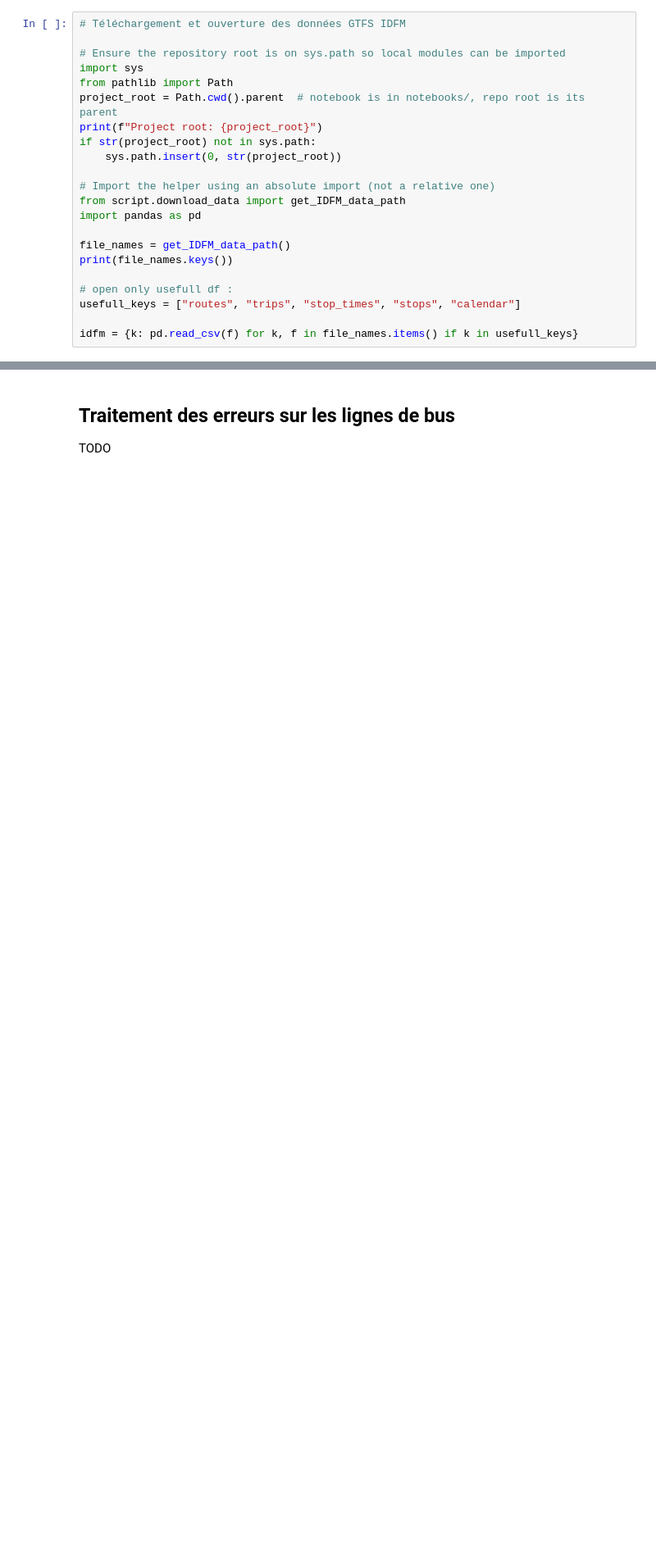
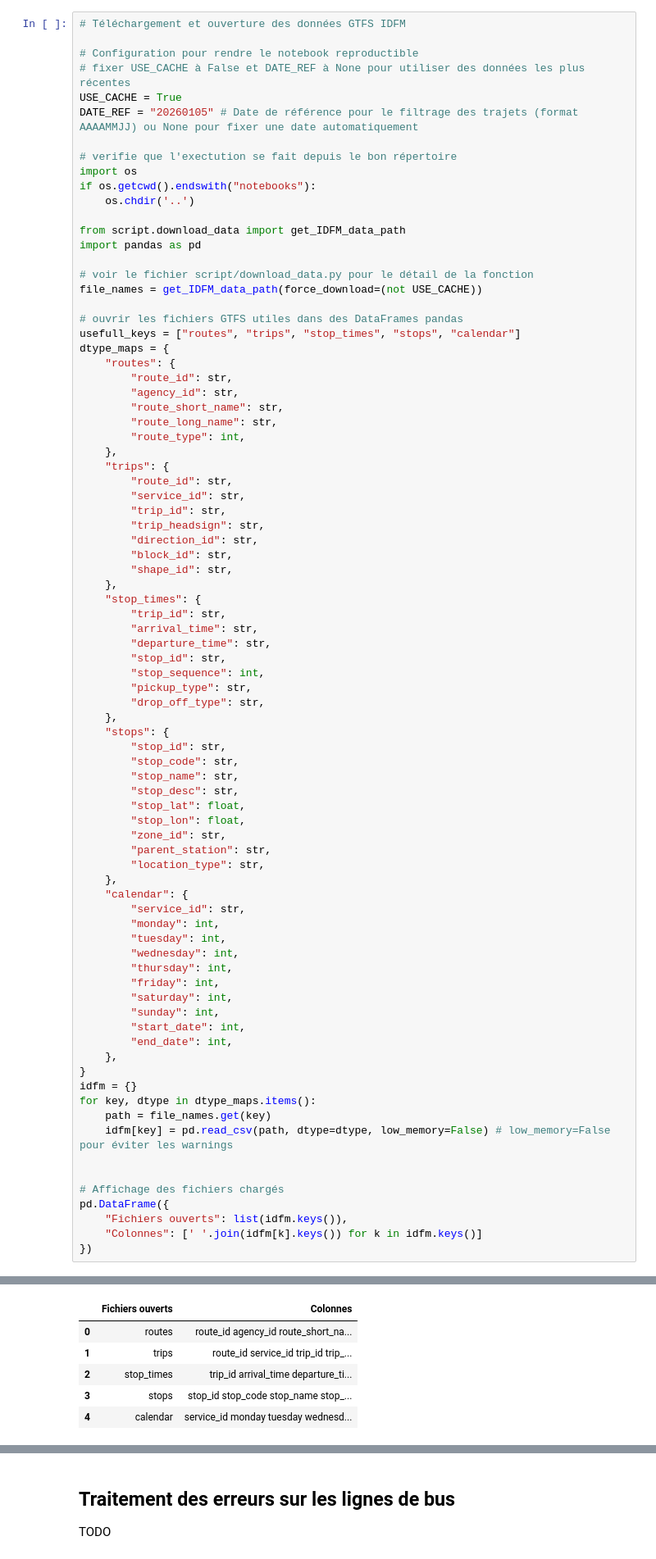
Before and after one commit to gaybrice/projet-python-ds, a Jupyter notebook: notebooks/idfm.ipynb, the cells around one changed output, grey strips where cells are left out. Shown at 82% size. Saved outputs shown, nothing was run; the diff lists cells and outputs as text; blank space fills up the shorter version.

```diff
--- a/notebooks/idfm.ipynb
+++ b/notebooks/idfm.ipynb
@@ -26,23 +30,83 @@ On recupère un zip et on ouvre avec pandas les tables pertinentes :
 # %%
 # Téléchargement et ouverture des données GTFS IDFM
 
-# Ensure the repository root is on sys.path so local modules can be imported
-import sys
-from pathlib import Path
-project_root = Path.cwd().parent  # notebook is in notebooks/, repo root is its parent
-print(f"Project root: {project_root}")
-if str(project_root) not in sys.path:
-	sys.path.insert(0, str(project_root))
+# Configuration pour rendre le notebook reproductible
+# fixer USE_CACHE à False et DATE_REF à None pour utiliser des données les plus récentes
+USE_CACHE = True
+DATE_REF = "20260105" # Date de référence pour le filtrage des trajets (format AAAAMMJJ) ou None pour fixer une date automatiquement
 
-# Import the helper using an absolute import (not a relative one)
+# verifie que l'exectution se fait depuis le bon répertoire
+import os
+if os.getcwd().endswith("notebooks"):
+    os.chdir('..')
+
 from script.download_data import get_IDFM_data_path
 import pandas as pd
 
-file_names = get_IDFM_data_path()
-print(file_names.keys())
+# voir le fichier script/download_data.py pour le détail de la fonction
+file_names = get_IDFM_data_path(force_download=(not USE_CACHE))
 
-# open only usefull df :
+# ouvrir les fichiers GTFS utiles dans des DataFrames pandas
 usefull_keys = ["routes", "trips", "stop_times", "stops", "calendar"]
+dtype_maps = {
+    "routes": {
+        "route_id": str,
+        "agency_id": str,
+        "route_short_name": str,
+        "route_long_name": str,
+        "route_type": int,
+    },
+    "trips": {
+        "route_id": str,
+        "service_id": str,
+        "trip_id": str,
+        "trip_headsign": str,
+        "direction_id": str,
+        "block_id": str,
+        "shape_id": str,
+    },
+    "stop_times": {
+        "trip_id": str,
+        "arrival_time": str,
+        "departure_time": str,
+        "stop_id": str,
+        "stop_sequence": int,
+        "pickup_type": str,
+        "drop_off_type": str,
+    },
+    "stops": {
+        "stop_id": str,
+        "stop_code": str,
+        "stop_name": str,
+        "stop_desc": str,
+        "stop_lat": float,
+        "stop_lon": float,
+        "zone_id": str,
+        "parent_station": str,
+        "location_type": str,
+    },
+    "calendar": {
+        "service_id": str,
+        "monday": int,
+        "tuesday": int,
+        "wednesday": int,
+        "thursday": int,
+        "friday": int,
+        "saturday": int,
+        "sunday": int,
+        "start_date": int,
+        "end_date": int,
+    },
+}
+idfm = {}
+for key, dtype in dtype_maps.items():
+    path = file_names.get(key)
+    idfm[key] = pd.read_csv(path, dtype=dtype, low_memory=False) # low_memory=False pour éviter les warnings
 
-idfm = {k: pd.read_csv(f) for k, f in file_names.items() if k in usefull_keys}
+
+# Affichage des fichiers chargés
+pd.DataFrame({
+    "Fichiers ouverts": list(idfm.keys()),
+    "Colonnes": [' '.join(idfm[k].keys()) for k in idfm.keys()]
+})
 # %% [output]
@@ -53,3 +114,9 @@ dict_keys(['calendar', 'stop_times', 'pathways', 'ticketing_deep_links', 'object
+|  | Fichiers ouverts | Colonnes |
+| 0 | routes | route_id agency_id route_short_na... |
+| 1 | trips | route_id service_id trip_id trip_... |
+| 2 | stop_times | trip_id arrival_time departure_ti... |
+| 3 | stops | stop_id stop_code stop_name stop_... |
+| 4 | calendar | service_id monday tuesday wednesd... |
 # %% [markdown]
 # Traitement
 
```
Also changed, not shown: parts of 17 cells of this notebook, 1 other file.
